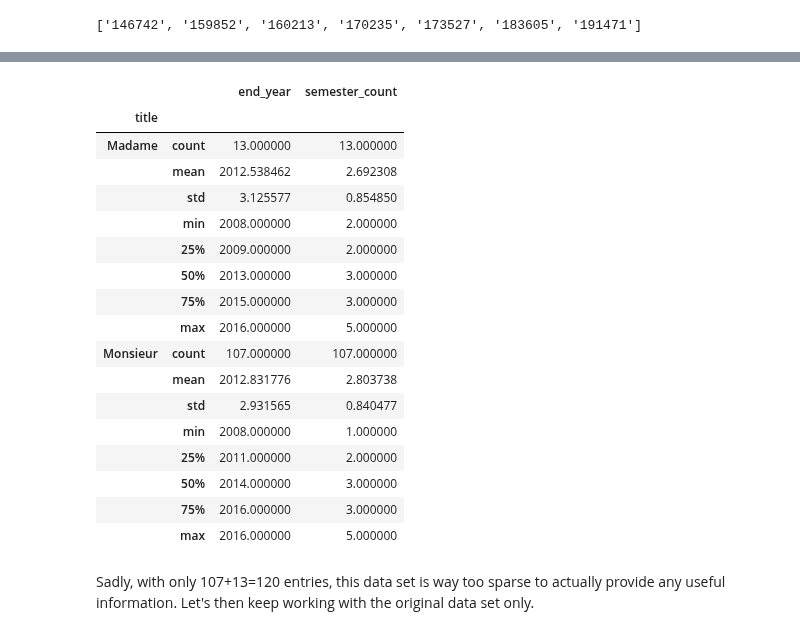
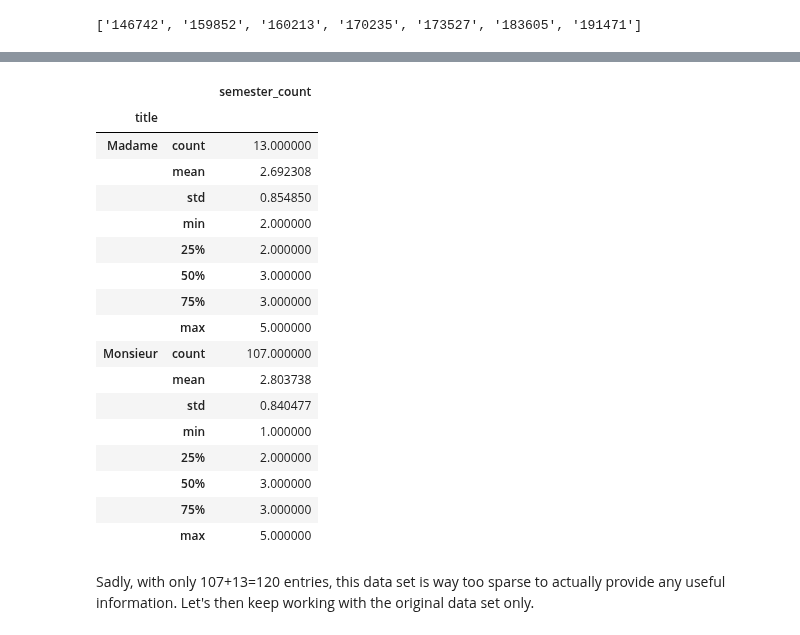
Before and after one commit to romac/ADAHomeworks, a Jupyter notebook: 02 - Data from the Web/02 - Data from the Web.ipynb, the cells around one changed output, grey strips where cells are left out. Cells and saved outputs as stored; diff of their text form; code cells hidden in the pictures.

```diff
--- a/02 - Data from the Web/02 - Data from the Web.ipynb
+++ b/02 - Data from the Web/02 - Data from the Web.ipynb
@@ -753,7 +764,7 @@ else:
     pdm_students_pages = [load_student_page(item) for item in items_pdm]
 
     students_lists_pdm = [
-        parse_students_list_pdm(page.soup, page.item) for page in pdm_students_pages
+        parse_students_list(page.soup, page.item) for page in pdm_students_pages
     ]
 
     student_list_pdm = flatten_list(students_lists_pdm)
@@ -763,10 +776,9 @@ else:
 # %%
 students_pdm_data = pd.DataFrame(student_list_pdm)
-students_pdm_data.sample(10)
 
 def load_pdm_data(data):
     pdm_data = students_pdm_data[['No Sciper', 'Civilité', 'Nom Prénom', 'Mineur', 'Statut', 'start_year', 'end_year','season']]
-    return pdm_data.rename(columns={'No Sciper': 'sciper', 'Civilité': 'title', 'Nom Prénom': 'name'})
+    return pdm_data.rename(columns={'No Sciper': 'sciper', 'Civilité': 'title', 'Nom Prénom': 'name', 'Statut': 'status', 'Mineur': 'minor'})
 
 pdm_data = load_pdm_data(students_pdm_data)
 
@@ -796,8 +810,3 @@ pdm_data.reset_index()[pdm_data.reset_index()['sciper'].isin(pdm_data.index.get_
 | 46 | 183605 | Madame | Kostic Teodora |  | Présent | 2009 | 2010 | automne |
 | 53 | 191471 | Monsieur | Brot Benoît |  | Congé | 2010 | 2011 | printemps |
 | 54 | 191471 | Monsieur | Brot Benoît |  | Présent | 2010 | 2011 | automne |
-# %%
-msc_agg_pdm = msc_agg.sort_index()
-pdm_data = pdm_data.reset_index().drop_duplicates(subset='sciper').set_index(['sciper'])
-msc_agg_pdm[['PDM Statut','PDM_start_y','PDM_end_y','season']] = pdm_data[['Statut','start_year','end_year','season']]
-msc_agg_pdm = msc_agg_pdm.fillna('').sort_index()
@@ -804 +815,7 @@ msc_agg_pdm = msc_agg_pdm.fillna('').sort_index()
+# %%
+pdm_data_final = pdm_data.reset_index().sort_values('end_year').groupby('sciper').agg('last')
+
+msc_agg_pdm = msc_agg.sort_index()
+msc_agg_pdm[['status','start_year','end_year','season']] = pdm_data_final[['status','start_year','end_year','season']]
+msc_agg_pdm = msc_agg_pdm.fillna('').sort_index()
 # %%
@@ -819,24 +836,24 @@ msc_agg_pdm[(msc_agg_pdm['PDM_end_y'] != '')].sample(10)
 # %%
-msc_agg_pdm[(msc_agg_pdm['PDM_end_y'] != '')].groupby('title').describe()
+msc_agg_pdm[(msc_agg_pdm['end_year'] != '')].groupby('title').describe()
 # %% [output]
-|  |  | end_year | semester_count |
-| title |  |  |  |
-| Madame | count | 13.000000 | 13.000000 |
-|  | mean | 2012.538462 | 2.692308 |
-|  | std | 3.125577 | 0.854850 |
-|  | min | 2008.000000 | 2.000000 |
-|  | 25% | 2009.000000 | 2.000000 |
-|  | 50% | 2013.000000 | 3.000000 |
-|  | 75% | 2015.000000 | 3.000000 |
-|  | max | 2016.000000 | 5.000000 |
-| Monsieur | count | 107.000000 | 107.000000 |
-|  | mean | 2012.831776 | 2.803738 |
-|  | std | 2.931565 | 0.840477 |
-|  | min | 2008.000000 | 1.000000 |
-|  | 25% | 2011.000000 | 2.000000 |
-|  | 50% | 2014.000000 | 3.000000 |
-|  | 75% | 2016.000000 | 3.000000 |
-|  | max | 2016.000000 | 5.000000 |
+|  |  | semester_count |
+| title |  |  |
+| Madame | count | 13.000000 |
+|  | mean | 2.692308 |
+|  | std | 0.854850 |
+|  | min | 2.000000 |
+|  | 25% | 2.000000 |
+|  | 50% | 3.000000 |
+|  | 75% | 3.000000 |
+|  | max | 5.000000 |
+| Monsieur | count | 107.000000 |
+|  | mean | 2.803738 |
+|  | std | 0.840477 |
+|  | min | 1.000000 |
+|  | 25% | 2.000000 |
+|  | 50% | 3.000000 |
+|  | 75% | 3.000000 |
+|  | max | 5.000000 |
 # %% [markdown]
 Sadly, with only 107+13=120 entries, this data set is way too sparse to actually provide any useful information. Let's then keep working with the original data set only.
 # %% [markdown]
```
Also changed, not shown: parts of 17 cells of this notebook.
